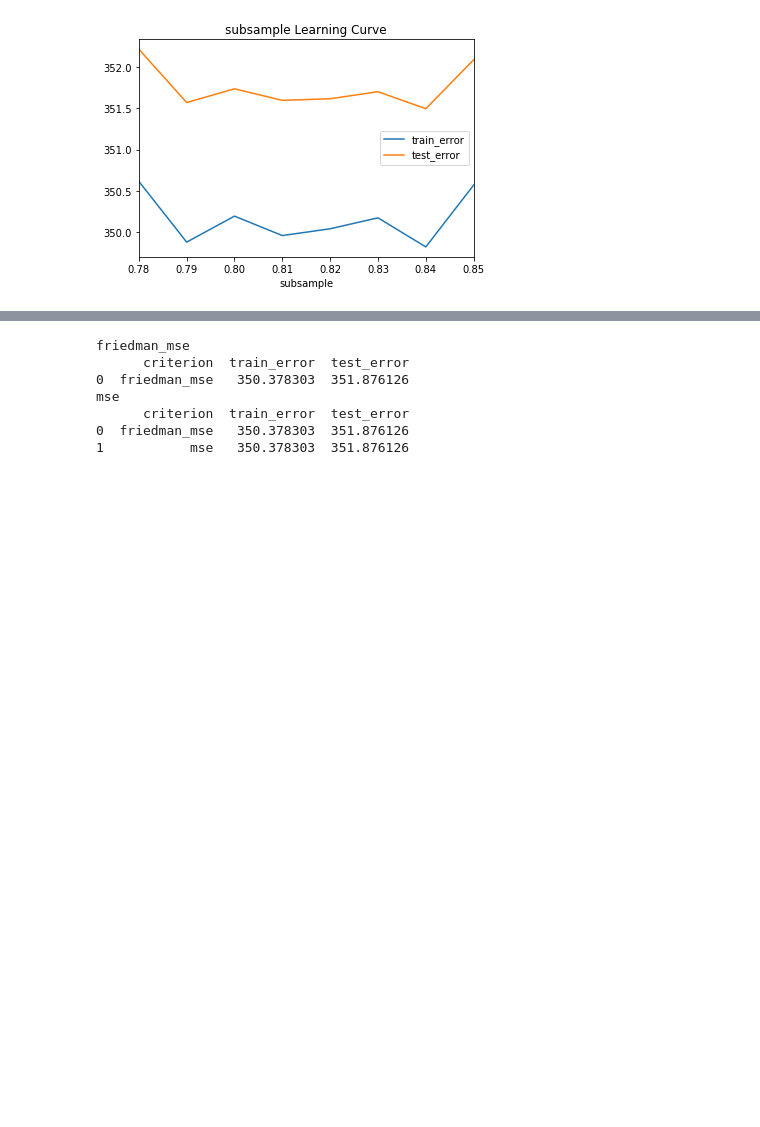
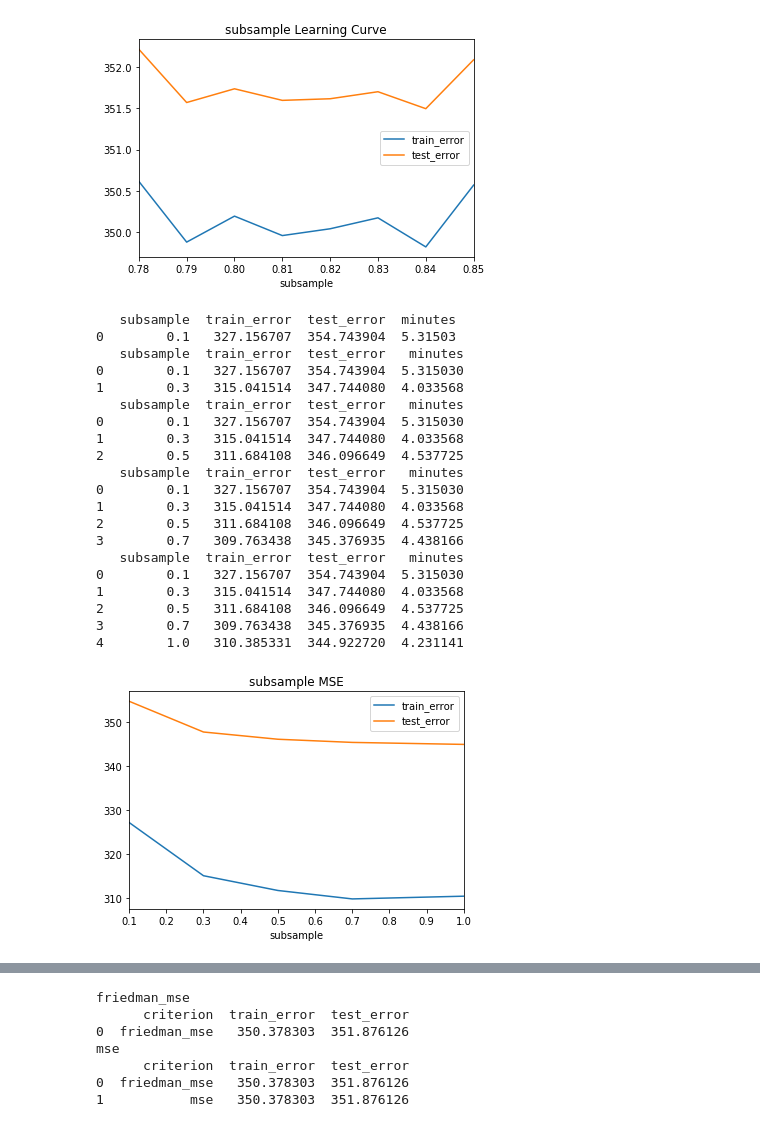
Before and after one commit to kirahman2/salarypredictionportfolio, a Jupyter notebook: Salary Prediction Notebook.ipynb, the cells around one changed output, grey strips where cells are left out. Saved outputs shown, nothing was run; the diff lists cells and outputs as text; code cells hidden in the pictures; blank space fills up the shorter version.

```diff
--- a/Salary Prediction Notebook.ipynb
+++ b/Salary Prediction Notebook.ipynb
@@ -575,3 +701,48 @@ result_final
 | 0.84 | 349.824492 | 351.494086 |
 | 0.85 | 350.571037 | 352.084694 |
 [figure]
+# %%
+# gbr +maxdepth COMPLETEF
+# best subsample=default                                                   ###
+hyperp = 'subsample'                                                 ###
+list_val = [.1,.3,.5,.7,1]
+
+results=[]
+for val in list_val:
+    start_time = time.time()
+    clf = xgb.XGBRegressor(subsample=val, max_depth=10,          ###
+                           n_jobs=-1, random_state=42, verbosity=0)
+    clf.fit(X_train, y_train, eval_set=eval_set, verbose=0)
+    results.append(
+        {
+            'subsample': val,                                         ###
+            'train_error': mean_squared_error(y_train, clf.predict(X_train)),
+            'test_error': mean_squared_error(y_test, clf.predict(X_test)),
+            'minutes': (time.time() - start_time)/60
+        })
+    print(pd.DataFrame(results))
+
+results = pd.DataFrame(results).set_index(hyperp).sort_index()
+results[['train_error','test_error']].plot(title=hyperp + ' MSE');
+# %% [output]
+   subsample  train_error  test_error  minutes
+0        0.1   327.156707  354.743904  5.31503
+   subsample  train_error  test_error   minutes
+0        0.1   327.156707  354.743904  5.315030
+1        0.3   315.041514  347.744080  4.033568
+   subsample  train_error  test_error   minutes
+0        0.1   327.156707  354.743904  5.315030
+1        0.3   315.041514  347.744080  4.033568
+2        0.5   311.684108  346.096649  4.537725
+   subsample  train_error  test_error   minutes
+0        0.1   327.156707  354.743904  5.315030
+1        0.3   315.041514  347.744080  4.033568
+2        0.5   311.684108  346.096649  4.537725
+3        0.7   309.763438  345.376935  4.438166
+   subsample  train_error  test_error   minutes
+0        0.1   327.156707  354.743904  5.315030
+1        0.3   315.041514  347.744080  4.033568
+2        0.5   311.684108  346.096649  4.537725
+3        0.7   309.763438  345.376935  4.438166
+4        1.0   310.385331  344.922720  4.231141
+[figure, added]
```
Also changed, not shown: parts of 43 cells of this notebook.
